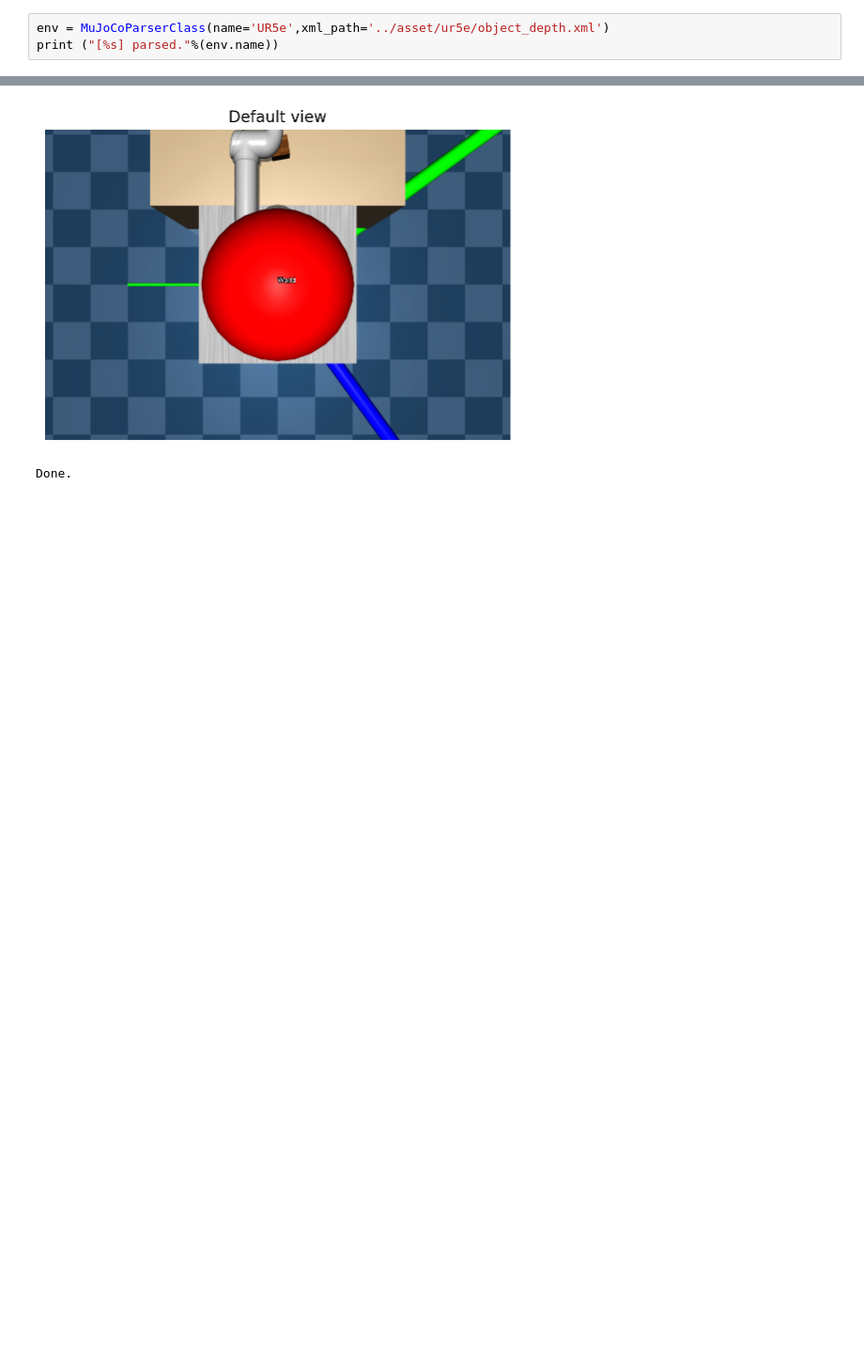
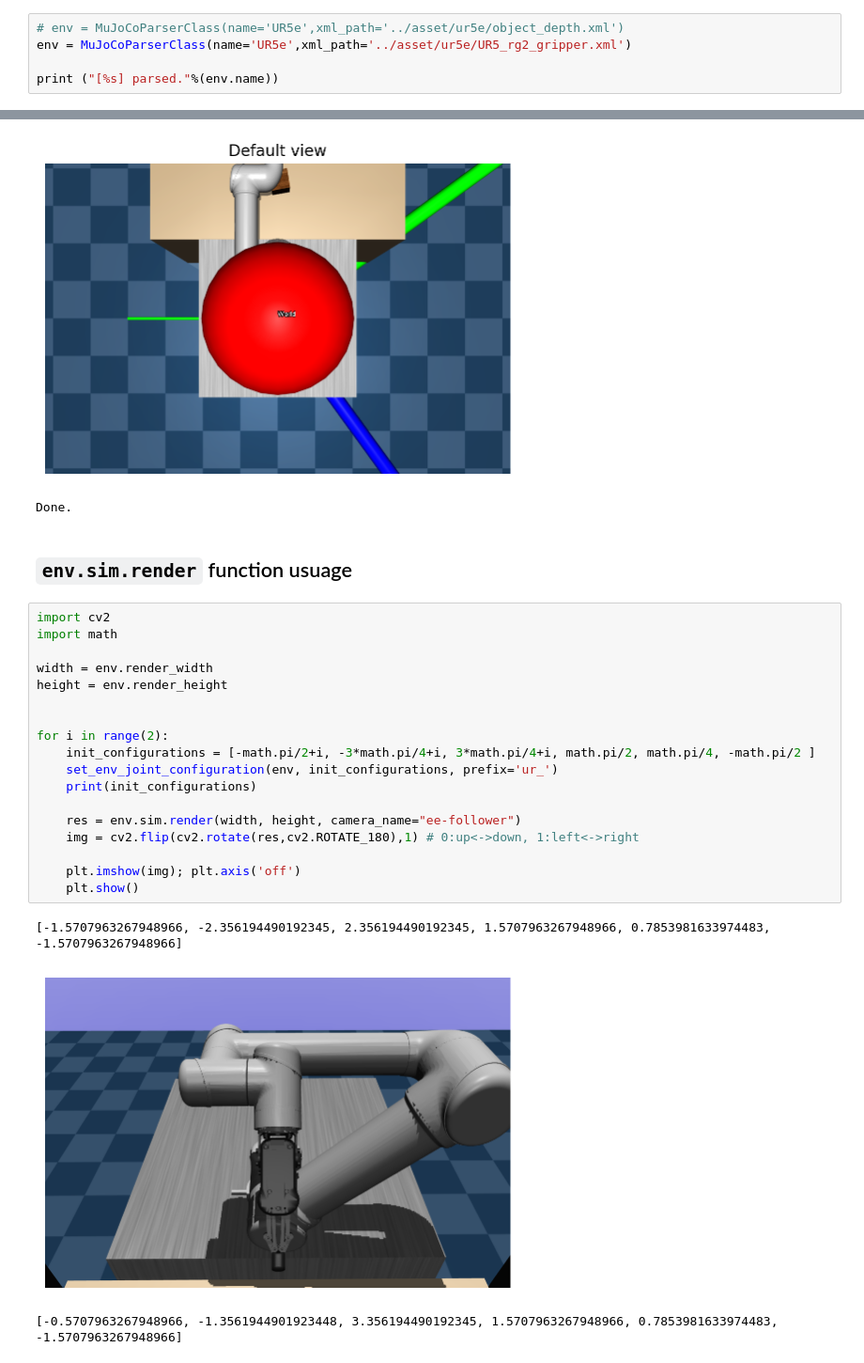
Before and after one commit to joonhyung-lee/mujoco-py-usage, a Jupyter notebook: code/demo_ur_01_render.ipynb, the cells around one changed output, grey strips where cells are left out. Shown at 94% size. Drawn from its saved outputs; the diff is of its cells as text; blank space fills up the shorter version.

Commit message:
update sim.render() function

```diff
--- a/code/demo_ur_01_render.ipynb
+++ b/code/demo_ur_01_render.ipynb
@@ -16,7 +17,9 @@ Ready.
 # %% [markdown]
 ### Parse `UR5e`
 # %%
-env = MuJoCoParserClass(name='UR5e',xml_path='../asset/ur5e/object_depth.xml')
+# env = MuJoCoParserClass(name='UR5e',xml_path='../asset/ur5e/object_depth.xml')
+env = MuJoCoParserClass(name='UR5e',xml_path='../asset/ur5e/UR5_rg2_gripper.xml')
+
 print ("[%s] parsed."%(env.name))
 # %% [output]
 [UR5e] parsed.
@@ -265,3 +268,27 @@ print ("Done.")
 [figure]
 [figure]
 Done.
+# %% [markdown]
+## `env.sim.render` function usuage
+# %%
+import cv2
+import math
+
+width = env.render_width
+height = env.render_height
+
+
+for i in range(2):
+    init_configurations = [-math.pi/2+i, -3*math.pi/4+i, 3*math.pi/4+i, math.pi/2, math.pi/4, -math.pi/2 ]
+    set_env_joint_configuration(env, init_configurations, prefix='ur_')
+    print(init_configurations)
+
+    res = env.sim.render(width, height, camera_name="ee-follower")
+    img = cv2.flip(cv2.rotate(res,cv2.ROTATE_180),1) # 0:up<->down, 1:left<->right
+
+    plt.imshow(img); plt.axis('off')
+    plt.show()
+# %% [output]
+[-1.5707963267948966, -2.356194490192345, 2.356194490192345, 1.5707963267948966, 0.7853981633974483, -1.5707963267948966]
+[figure, added]
+[-0.5707963267948966, -1.3561944901923448, 3.356194490192345, 1.5707963267948966, 0.7853981633974483, -1.5707963267948966]
```
Also changed, not shown: parts of 2 cells of this notebook.
